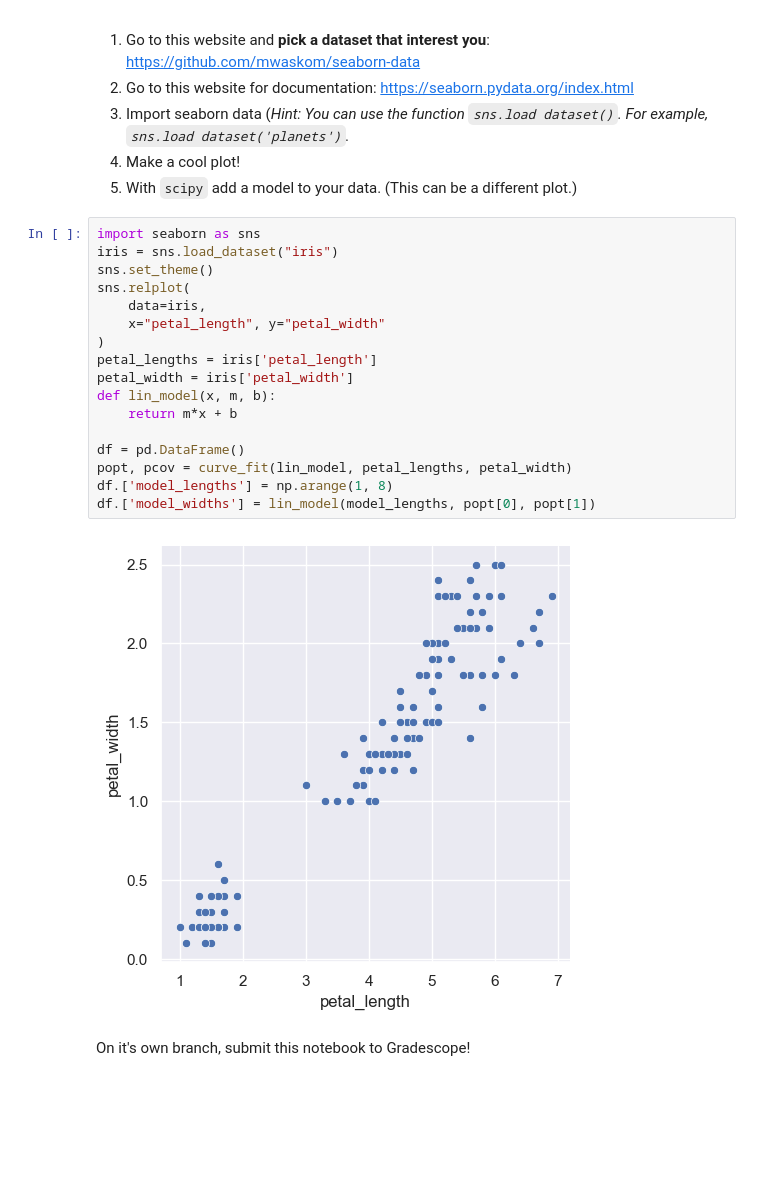
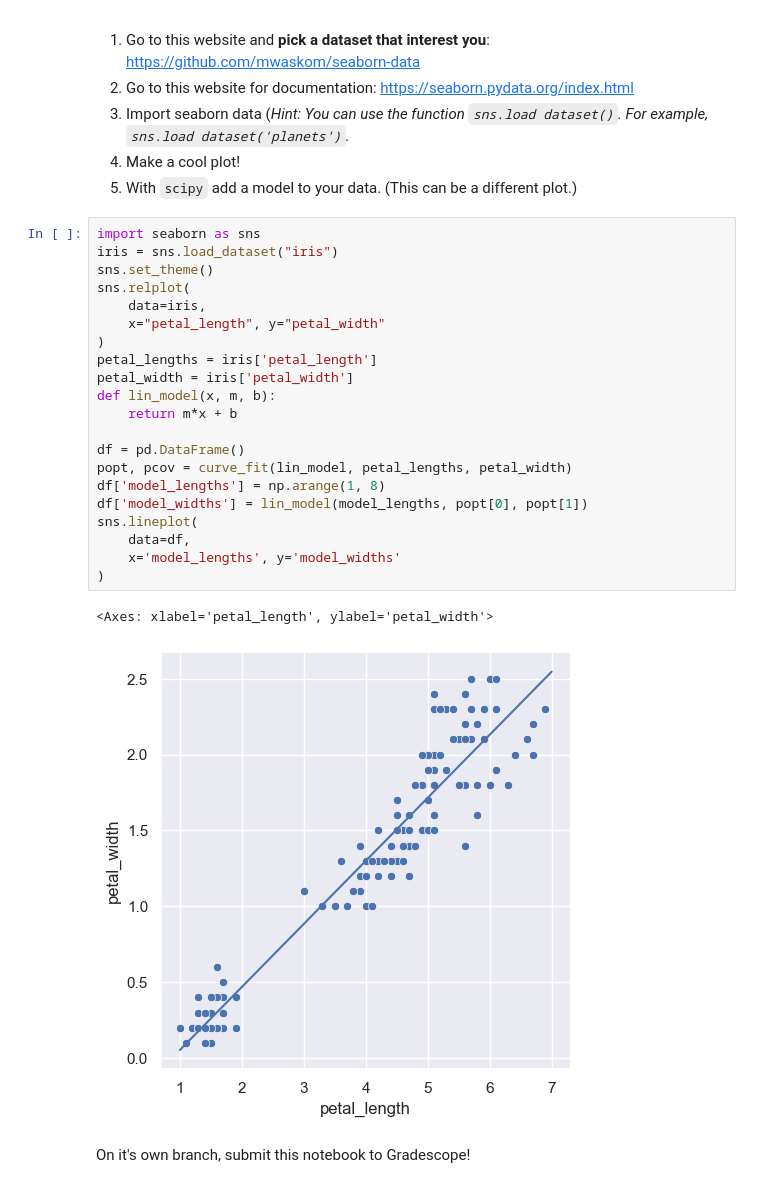
Before and after one commit to Ylannbouis/ulab_ylann, a Jupyter notebook: homework13/hw13.ipynb, the cells around one changed output. Cells and saved outputs as stored; diff of their text form; blank space fills up the shorter version.

```diff
--- a/homework13/hw13.ipynb
+++ b/homework13/hw13.ipynb
@@ -250,21 +250,26 @@ Use Seaborn to visualize your data, NOT matplotlib.
 # %%
 import seaborn as sns
 iris = sns.load_dataset("iris")
 sns.set_theme()
 sns.relplot(
     data=iris,
     x="petal_length", y="petal_width"
 )
 petal_lengths = iris['petal_length']
 petal_width = iris['petal_width']
 def lin_model(x, m, b):
     return m*x + b
 
 df = pd.DataFrame()
 popt, pcov = curve_fit(lin_model, petal_lengths, petal_width)
-df.['model_lengths'] = np.arange(1, 8)
-df.['model_widths'] = lin_model(model_lengths, popt[0], popt[1])
+df['model_lengths'] = np.arange(1, 8)
+df['model_widths'] = lin_model(model_lengths, popt[0], popt[1])
+sns.lineplot(
+    data=df,
+    x='model_lengths', y='model_widths'
+)
 # %% [output]
+<Axes: xlabel='petal_length', ylabel='petal_width'>
-[figure, old version]
+[figure, new version]
 # %% [markdown]
 On it's own branch, submit this notebook to Gradescope!
```
